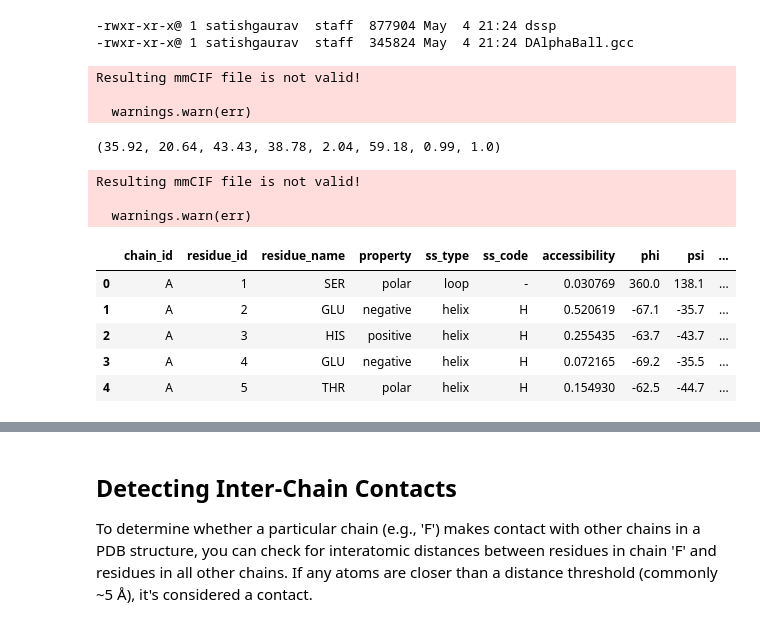
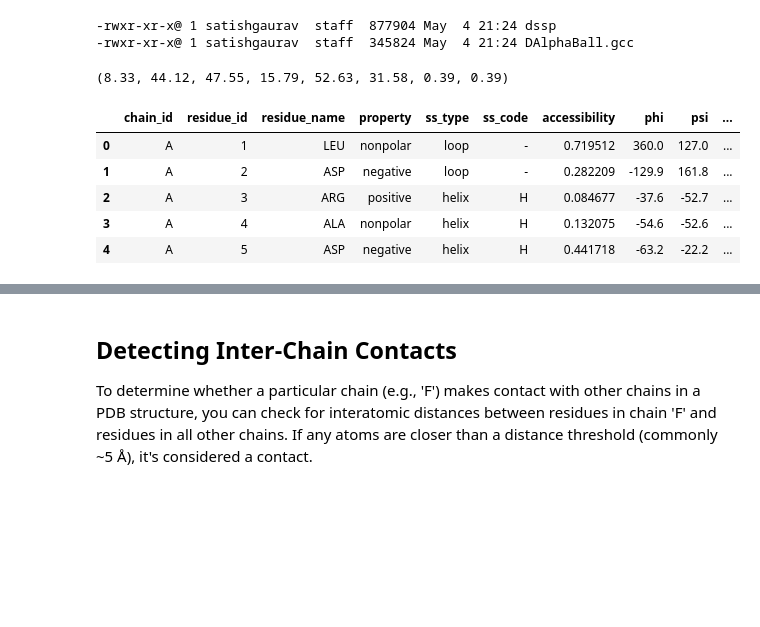
Before and after one commit to hemeai/ToxBind, a Jupyter notebook: functions/secondary_structure_analysis.ipynb, the cells around one changed output, grey strips where cells are left out. Drawn from its saved outputs; the diff is of its cells as text; code cells hidden in the pictures; blank space fills up the shorter version.

Commit message:
add new results

```diff
--- a/functions/secondary_structure_analysis.ipynb
+++ b/functions/secondary_structure_analysis.ipynb
@@ -253,13 +253,10 @@ advanced_settings = {
     "dssp_path": "/usr/local/bin/mkdssp",
     "omit_AAs": "C",
 }
-pdb_file = "./../target/7z14.pdb"
+pdb_file = "./../target/1yi5.pdb"
 calc_ss_percentage(pdb_file=pdb_file, advanced_settings=advanced_settings)
 # %% [output]
-Resulting mmCIF file is not valid!
-
-  warnings.warn(err)
+(8.33, 44.12, 47.55, 15.79, 52.63, 31.58, 0.39, 0.39)
-(35.92, 20.64, 43.43, 38.78, 2.04, 59.18, 0.99, 1.0)
 # %%
 import pandas as pd
 
@@ -322,42 +319,39 @@ def create_structure_df(pdb_file, advanced_settings, chain_id=None, atom_distanc
                 ss_type = 'loop'
                 if ss in ['H', 'G', 'I']:
                     ss_type = 'helix'
                 elif ss == 'E':
                     ss_type = 'sheet'
 
                 avg_plddt = sum(atom.bfactor for atom in residue) / len(residue) / 100
 
                 data.append({
                     'chain_id': current_chain_id,
                     'residue_id': residue_id,
                     'residue_name': res_name,
                     'property': AA_PROPERTIES.get(res_name, 'unknown'),
                     'ss_type': ss_type,
                     'ss_code': ss,
                     'accessibility': acc,
                     'phi': phi,
                     'psi': psi,
                     'plddt': round(avg_plddt, 2),
                     'is_interface': residue_id in interacting_residues if chain_id else None
                 })
 
     return pd.DataFrame(data)
 
 
 # Example usage:
-pdb_file = "./../target/7z14.pdb"
+pdb_file = "./../target/1yi5.pdb"
 df = create_structure_df(pdb_file, advanced_settings)
 df.head()
 # %% [output]
-Resulting mmCIF file is not valid!
-
-  warnings.warn(err)
 |  | chain_id | residue_id | residue_name | property | ss_type | ss_code | accessibility | phi | psi | ... |
-| 0 | A | 1 | SER | polar | loop | - | 0.030769 | 360.0 | 138.1 | ... |
-| 1 | A | 2 | GLU | negative | helix | H | 0.520619 | -67.1 | -35.7 | ... |
-| 2 | A | 3 | HIS | positive | helix | H | 0.255435 | -63.7 | -43.7 | ... |
-| 3 | A | 4 | GLU | negative | helix | H | 0.072165 | -69.2 | -35.5 | ... |
-| 4 | A | 5 | THR | polar | helix | H | 0.154930 | -62.5 | -44.7 | ... |
+| 0 | A | 1 | LEU | nonpolar | loop | - | 0.719512 | 360.0 | 127.0 | ... |
+| 1 | A | 2 | ASP | negative | loop | - | 0.282209 | -129.9 | 161.8 | ... |
+| 2 | A | 3 | ARG | positive | helix | H | 0.084677 | -37.6 | -52.7 | ... |
+| 3 | A | 4 | ALA | nonpolar | helix | H | 0.132075 | -54.6 | -52.6 | ... |
+| 4 | A | 5 | ASP | negative | helix | H | 0.441718 | -63.2 | -22.2 | ... |
 # %%
 df.tail(10)
 # %% [output]
```
Also changed, not shown: parts of 17 cells of this notebook, 8 other files.
